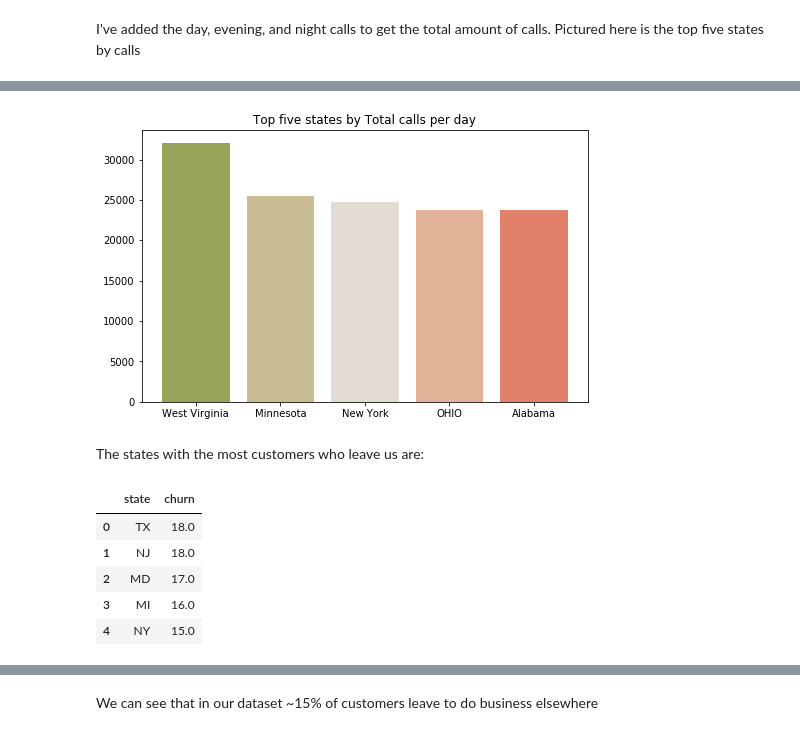
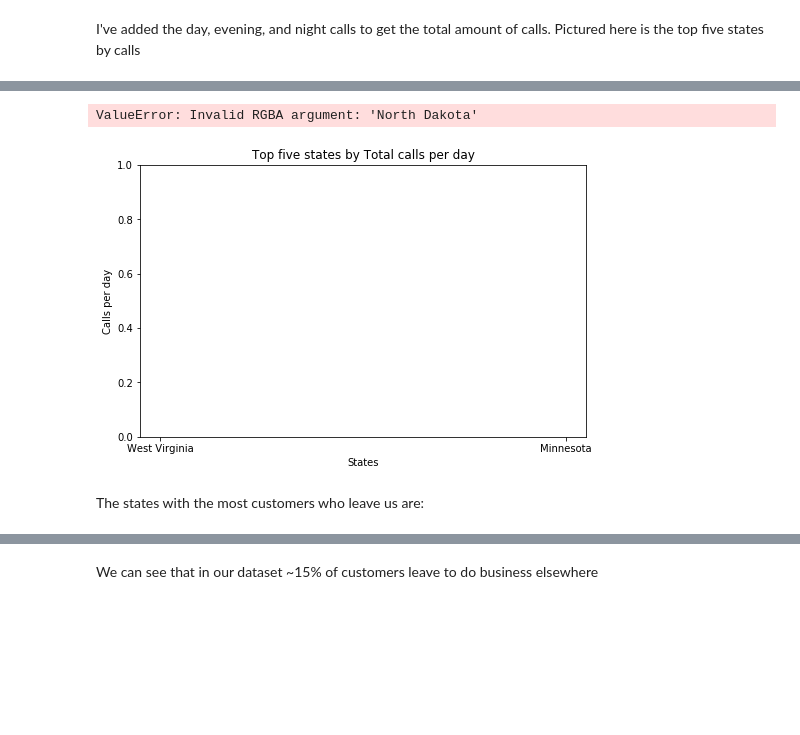
Before and after one commit to OsterMendel/mod3_project, a Jupyter notebook: EDA.ipynb, the cells around one changed output, grey strips where cells are left out. Drawn from its saved outputs; the diff is of its cells as text; code cells hidden in the pictures; blank space fills up the shorter version.

Commit message:
visuals

```diff
--- a/EDA.ipynb
+++ b/EDA.ipynb
@@ -81,2 +69,12 @@ plt.savefig('graphs_and_images/top_five_states_by_customer.png')
 # %% [markdown]
 I've added the day, evening, and night calls to get the total amount of calls. Pictured here is the top five states by calls
+# %%
+
+total_call_per_day = df['total day calls'] + df['total eve calls'] + df['total night calls']
+calls_counts = pd.concat([df['state'],total_call_per_day],axis=1)
+states_counts = df['state'].value_counts().reset_index().rename(columns={'index':'state','state':'count'})
+call_by_state = calls_counts.groupby('state')[0].sum().reset_index().rename(columns={0:'calls'})
+calls_per_st = pd.merge(states_counts,call_by_state)
+calls_per_st['calls_per_cust'] = calls_per_st['calls']/calls_per_st['count']
+calls_per_st = calls_per_st.sort_values(by='calls_per_cust',ascending=False)
+calls_per_st[:5]
@@ -83,25 +88,19 @@ I've added the day, evening, and night calls to get the total amount of calls. P
 # %%
-total_call_per_day = df['total day calls'] + df['total eve calls'] + df['total night calls']
-tp_fv_calls = pd.concat([df['state'],total_call_per_day],axis=1).groupby('state')[0].sum().sort_values(ascending=False)[:5]
+
+tp_fv_calls = calls_counts.groupby('state')[0].sum().sort_values(ascending=False)[:5]
 plt.figure(figsize=(8,5));
 plt.title('Top five states by Total calls per day');
+plt.ylabel('Calls per day');
+plt.xlabel('States')
 colors2 = ['#96a45a', '#c8bc93', '#e3dcd4', '#e1b295', '#e2816b']
-states = ['West Virginia', 'Minnesota', 'New York', 'OHIO', 'Alabama']
+states = ['Georgia', 'Florida', 'North Dakota', 'North Carolina', 'I']
 plt.bar(states,tp_fv_calls,color=colors2);
-plt.show()
+# plt.savefig('graphs_and_images/top_five_states_by_calls.png')
 # %% [output]
+ValueError: Invalid RGBA argument: 'North Dakota'
-[figure, old version]
+[figure, new version]
 # %% [markdown]
 The states with the most customers who leave us are:
-# %%
-pd.DataFrame(df.groupby('state')['churn'].sum().sort_values(ascending=False)[:5]).reset_index()
-# %% [output]
-|  | state | churn |
-| 0 | TX | 18.0 |
-| 1 | NJ | 18.0 |
-| 2 | MD | 17.0 |
-| 3 | MI | 16.0 |
-| 4 | NY | 15.0 |
 # %%
 state_count = df['state'].value_counts().reset_index().rename(columns={'index':'state','state':'count'})
 state_churn = df.groupby('state')['churn'].sum().reset_index()
```
Also changed, not shown: parts of 7 cells of this notebook, 3 other files.
